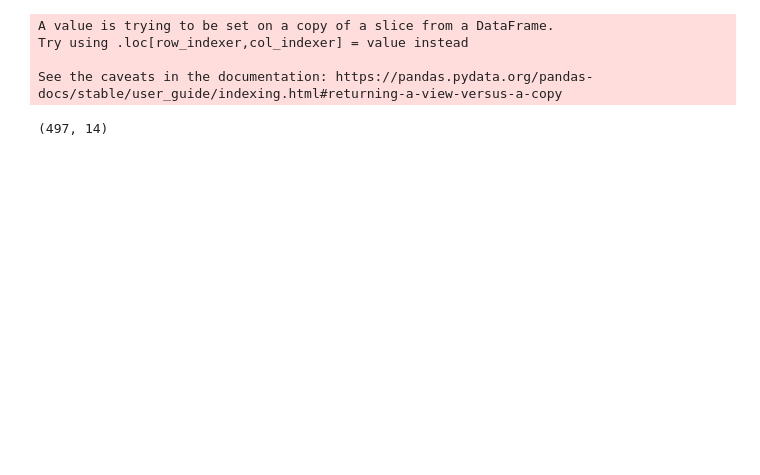
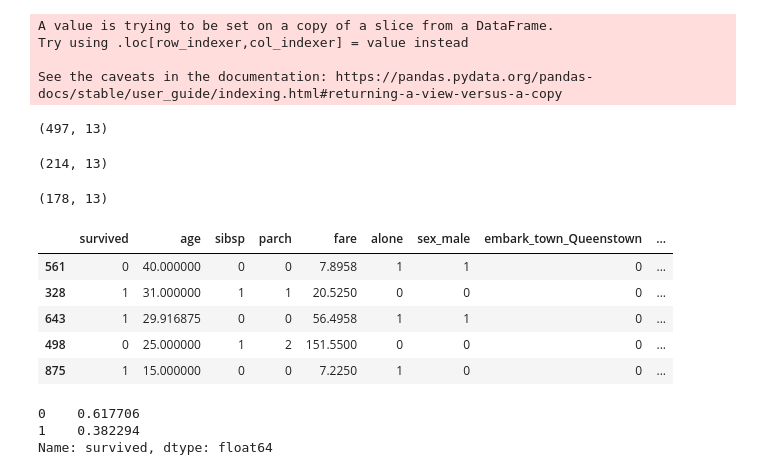
Before and after one commit to matt-c-knight/classification-exercises, a Jupyter notebook: model.ipynb, the cells around one changed output. Drawn from its saved outputs; the diff is of its cells as text; code cells hidden in the pictures; blank space fills up the shorter version.

Commit message:
finished first model

```diff
--- a/model.ipynb
+++ b/model.ipynb
@@ -81,9 +92,13 @@ UnboundLocalError: local variable 'df' referenced before assignment
 # %%
-titanic_dummies = pd.get_dummies(titanic.embarked, drop_first=True)
+titanic_dummies = pd.get_dummies(titanic['pclass'], drop_first=True)
 # %%
 titanic = pd.concat([titanic, titanic_dummies], axis=1)
+# %%
+titanic = titanic.drop(columns=['embark_town','class'])
 # %%
-titanic = titanic.drop(columns='deck')
+titanic = titanic.drop(columns='sex')
+# %%
+titanic = titanic.drop(columns='pclass')
 # %%
 train, validate, test = titanic_split(titanic)
 # %%
@@ -96,6 +111,27 @@ See the caveats in the documentation: https://pandas.pydata.org/pandas-docs/stab
 # %%
 train.shape
 # %% [output]
-(497, 14)
+(497, 13)
 # %%
-validate.s
+validate.shape
+# %% [output]
+(214, 13)
+# %%
+test.shape
+# %% [output]
+(178, 13)
+# %%
+test.head()
+# %% [output]
+|  | survived | age | sibsp | parch | fare | alone | sex_male | embark_town_Queenstown | ... |
+| 561 | 0 | 40.000000 | 0 | 0 | 7.8958 | 1 | 1 | 0 | ... |
+| 328 | 1 | 31.000000 | 1 | 1 | 20.5250 | 0 | 0 | 0 | ... |
+| 643 | 1 | 29.916875 | 0 | 0 | 56.4958 | 1 | 1 | 0 | ... |
+| 498 | 0 | 25.000000 | 1 | 2 | 151.5500 | 0 | 0 | 0 | ... |
+| 875 | 1 | 15.000000 | 0 | 0 | 7.2250 | 1 | 0 | 0 | ... |
+# %%
+train.survived.value_counts(normalize=True)
+# %% [output]
+0    0.617706
+1    0.382294
+Name: survived, dtype: float64
```
Also changed, not shown: parts of 15 cells of this notebook.
